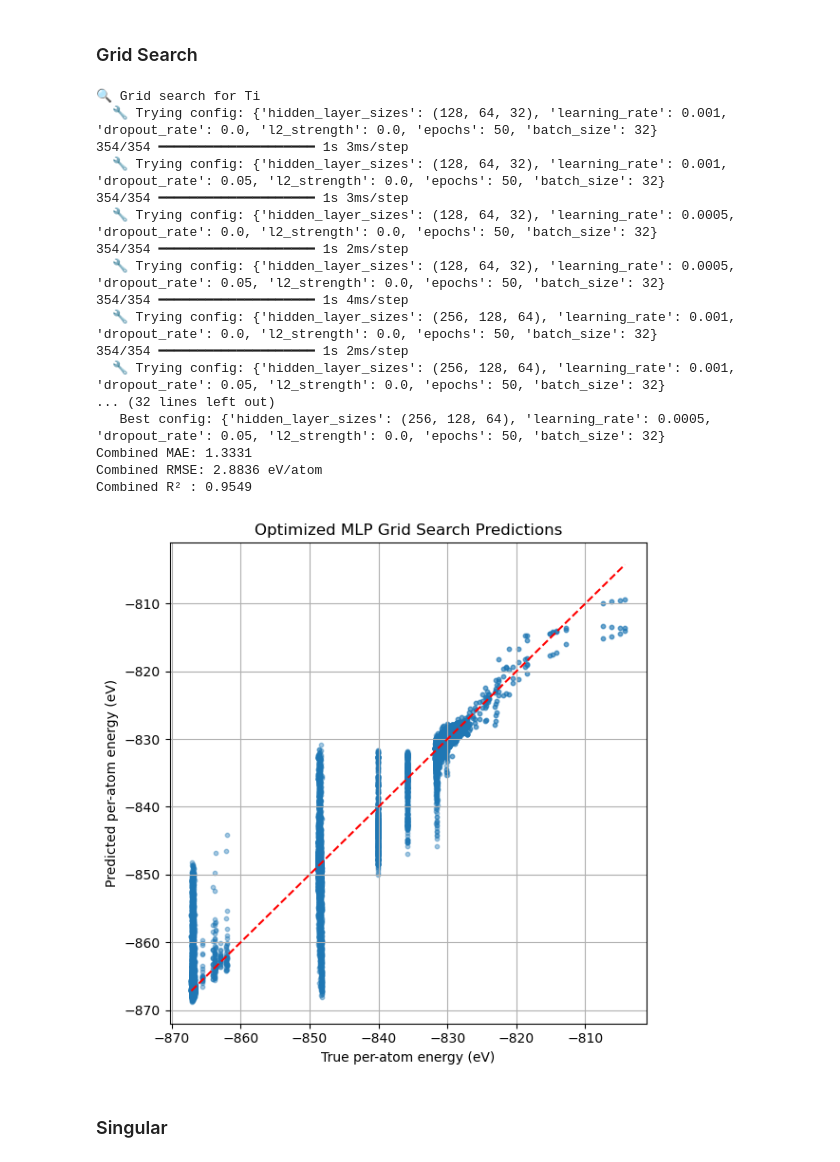
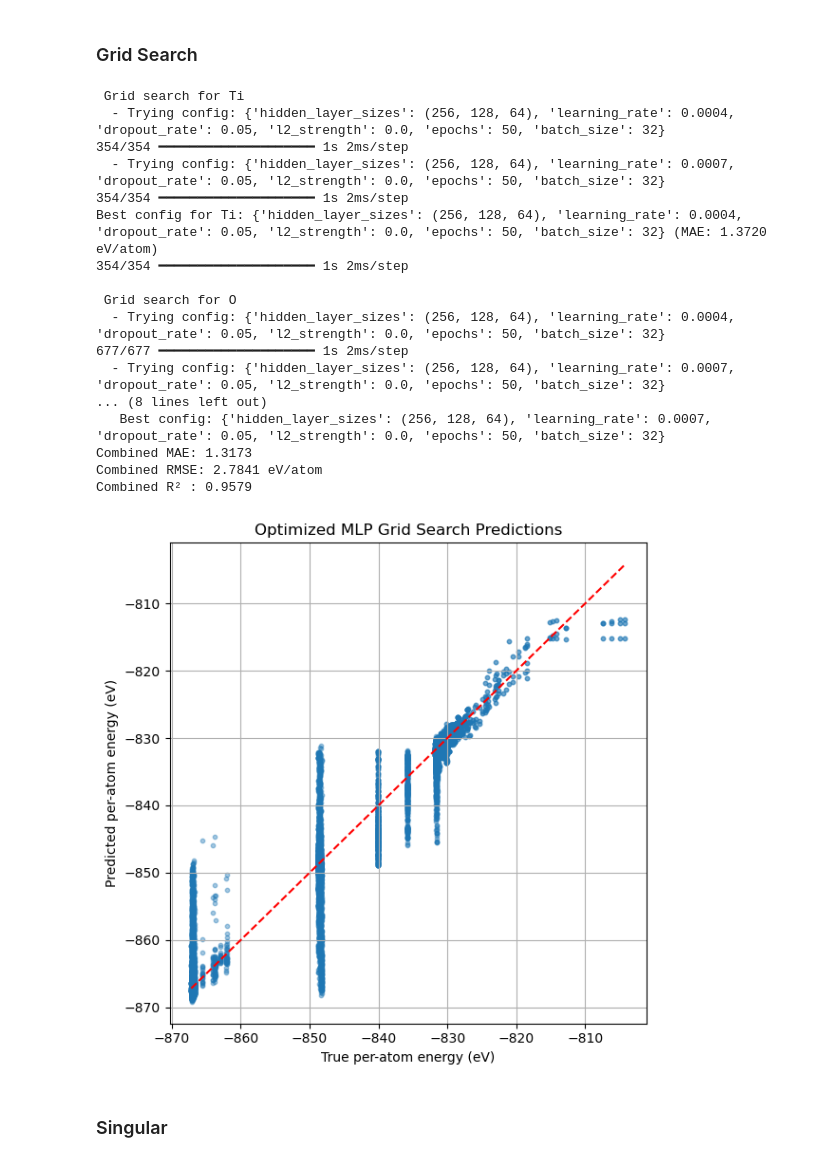
Before and after one commit to AKiwiFruit/PHYS310, a Jupyter notebook: Phys310MainCode.ipynb, the cells around one changed output. Saved outputs shown, nothing was run; the diff lists cells and outputs as text; code cells hidden in the pictures.

```diff
--- a/Phys310MainCode.ipynb
+++ b/Phys310MainCode.ipynb
@@ -319,12 +254,6 @@ plt.show()
 # %% [markdown]
 ### Ridge Regressor
 # %%
-
-
-# === Assume df and species_top_features are defined ===
-df["n_atoms"] = df.groupby("struct_id")["atom_type"].transform("count")
-df["per_atom_energy"] = df["total_energy"] / df["n_atoms"]
-
 species_models = {}
 scalers_X = {}
 scalers_y = {}
@@ -333,7 +262,7 @@ results = {}
 alpha_grid = [0.0, 1e-40, 1e-15, 1e-13, 1e-8, 1e-7, 1e-6, 1e-5, 1e-4]  # Feel free to adjust this
 
 for species, features in species_top_features.items():
-    print(f"\n=== Optimizing Ridge for {species} ===")
+    print(f"\nOptimizing Ridge for {species}")
     sub_df = df[df["atom_type"] == species].copy()
     train_idx, test_idx = train_test_split(sub_df.index, test_size=0.2, random_state=42)
     X_train = sub_df.loc[train_idx, features].values
@@ -381,7 +310,7 @@ for species, features in species_top_features.items():
         "best_alpha": best_alpha
     }
 
-# === Combine all predictions ===
+# Combine predictions
 all_y_true = []
 all_y_pred = []
 structure_energy_pred = defaultdict(float)
@@ -401,7 +330,7 @@ for species in species_top_features:
 for sid in df["struct_id"].unique():
     structure_energy_true[sid] = df[df["struct_id"] == sid]["total_energy"].iloc[0]
 
-# === Final combined metrics ===
+# combined metrics
 all_y_true = np.array(all_y_true)
 all_y_pred = np.array(all_y_pred)
 combined_rmse = np.sqrt(mean_squared_error(all_y_true, all_y_pred))
@@ -413,7 +342,7 @@ print(f"MAE:  {combined_mae:.4f} eV/atom")
 print(f"RMSE: {combined_rmse:.4f} eV/atom")
 print(f"R²:   {combined_r2:.4f}")
 
-# === Per-structure metrics ===
+# Per-structure metrics
 true_structures = np.array(list(structure_energy_true.values()))
 pred_structures = np.array([structure_energy_pred[k] for k in structure_energy_true])
 structure_mae = mean_absolute_error(true_structures, pred_structures)
@@ -423,7 +352,7 @@ print("\n Per-Structure Evaluation:")
 print(f"MAE:  {structure_mae:.4f} eV")
 print(f"RMSE: {structure_rmse:.4f} eV")
 
-# === Plot true vs predicted per-atom ===
+# Plot true vs predicted per-atom
 plt.figure(figsize=(6, 6))
 plt.scatter(all_y_true, all_y_pred, alpha=0.4, s=10)
 plt.plot([all_y_true.min(), all_y_true.max()], [all_y_true.min(), all_y_true.max()], 'r--')
@@ -432,10 +361,10 @@ plt.ylabel("Predicted per-atom energy (eV)")
 plt.title("Per-Atom Energy Prediction")
 plt.grid(True)
 plt.tight_layout()
-plt.savefig("per_atom_energy_prediction_ridge.png", dpi=300)
+#plt.savefig("per_atom_energy_prediction_ridge.png", dpi=300)
 plt.show()
 
-# === Plot true vs predicted per-structure ===
+# Plot true vs predicted per-structure
 plt.figure(figsize=(6, 6))
 plt.scatter(true_structures, pred_structures, alpha=0.4, s=10)
 plt.plot([true_structures.min(), true_structures.max()], [true_structures.min(), true_structures.max()], 'r--')
@@ -444,10 +373,10 @@ plt.ylabel("Predicted structure total energy (eV)")
 plt.title("Per-Structure Energy Prediction")
 plt.grid(True)
 plt.tight_layout()
-plt.savefig("per_structure_energy_prediction_ridge.png", dpi=300)
+#plt.savefig("per_structure_energy_prediction_ridge.png", dpi=300)
 plt.show()
 
-# === Histogram of prediction errors ===
+# Histogram of prediction errors
 plt.figure(figsize=(12, 5))
 
 plt.subplot(1, 2, 1)
@@ -463,6 +392,6 @@ plt.xlabel("Error (eV)")
 plt.ylabel("Count")
 
 plt.tight_layout()
-plt.savefig("prediction_errors_ridge.png", dpi=300)
+#plt.savefig("prediction_errors_ridge.png", dpi=300)
 plt.show()
 # %% [output]
@@ -772,16 +695,17 @@ R²  : 0.9978
 # %% [markdown]
 ### Grid Search
 # %%
-#Parameter grid was modified for future running which didnt happen, originally it varied more parameters
-# === Define hyperparameter grid ===
+# Parameter grid was modified for future running which didnt happen, originally it varied more parameters
+
 param_grid = {
     "hidden_layer_sizes": [(256, 128, 64)],
-    "learning_rate": [0.0004, 0.0005, 0.0006, 0.0007],
+    "learning_rate": [0.0004, 0.0007],
     "dropout_rate": [0.05],
     "l2_strength": [0.0],
     "epochs": [50],
     "batch_size": [32]
-}
+}\
+
 grid_combinations = list(product(*param_grid.values()))
 param_names = list(param_grid.keys())
 
@@ -846,7 +770,7 @@ def run_grid_search(species, feature_list):
     print(f"Best config for {species}: {best_params} (MAE: {best_mae:.4f} eV/atom)")
     return best_model, best_params, x_scaler, y_scaler, X_test, y_test
 
-# === Run grid search and evaluate ===
+# grid search and evaluate
 results = {}
 for species, features in species_top_features.items():
     model, params, x_scaler, y_scaler, X_test, y_test = run_grid_search(species, features)
@@ -855,51 +779,51 @@ for species, features in species_top_features.items():
         "y_test": y_test,
         "y_pred": y_pred,
         "best_params": params}
 
 
-# === Combined evaluation ===
+# evaluation
 all_true = np.concatenate([results[s]["y_test"] for s in results])
 all_pred = np.concatenate([results[s]["y_pred"] for s in results])
 
 print("\n Final Evaluation:")
 for s in results:
     print(f"{s} MAE: {mean_absolute_error(results[s]['y_test'], results[s]['y_pred']):.4f} eV/atom")
     print(f"   Best config: {results[s]['best_params']}")
 combined_rmse = np.sqrt(mean_squared_error(all_true, all_pred))
 print(f"Combined MAE: {mean_absolute_error(all_true, all_pred):.4f}")
 print(f"Combined RMSE: {combined_rmse:.4f} eV/atom")
 print(f"Combined R² : {r2_score(all_true, all_pred):.4f}")
 
 
-# === Plot
+# Plot
 plt.figure(figsize=(6, 6))
 plt.scatter(all_true, all_pred, alpha=0.4, s=10)
 plt.plot([all_true.min(), all_true.max()], [all_true.min(), all_true.max()], 'r--')
 plt.xlabel("True per-atom energy (eV)")
 plt.ylabel("Predicted per-atom energy (eV)")
 plt.title("Optimized MLP Grid Search Predictions")
 plt.grid(True)
 plt.tight_layout()
 plt.show()
 # %% [output]
-🔍 Grid search for Ti
-  🔧 Trying config: {'hidden_layer_sizes': (128, 64, 32), 'learning_rate': 0.001, 'dropout_rate': 0.0, 'l2_strength': 0.0, 'epochs': 50, 'batch_size': 32}
-354/354 ━━━━━━━━━━━━━━━━━━━━ 1s 3ms/step
-  🔧 Trying config: {'hidden_layer_sizes': (128, 64, 32), 'learning_rate': 0.001, 'dropout_rate': 0.05, 'l2_strength': 0.0, 'epochs': 50, 'batch_size': 32}
-354/354 ━━━━━━━━━━━━━━━━━━━━ 1s 3ms/step
-  🔧 Trying config: {'hidden_layer_sizes': (128, 64, 32), 'learning_rate': 0.0005, 'dropout_rate': 0.0, 'l2_strength': 0.0, 'epochs': 50, 'batch_size': 32}
+ Grid search for Ti
+  - Trying config: {'hidden_layer_sizes': (256, 128, 64), 'learning_rate': 0.0004, 'dropout_rate': 0.05, 'l2_strength': 0.0, 'epochs': 50, 'batch_size': 32}
 354/354 ━━━━━━━━━━━━━━━━━━━━ 1s 2ms/step
-  🔧 Trying config: {'hidden_layer_sizes': (128, 64, 32), 'learning_rate': 0.0005, 'dropout_rate': 0.05, 'l2_strength': 0.0, 'epochs': 50, 'batch_size': 32}
-354/354 ━━━━━━━━━━━━━━━━━━━━ 1s 4ms/step
-  🔧 Trying config: {'hidden_layer_sizes': (256, 128, 64), 'learning_rate': 0.001, 'dropout_rate': 0.0, 'l2_strength': 0.0, 'epochs': 50, 'batch_size': 32}
+  - Trying config: {'hidden_layer_sizes': (256, 128, 64), 'learning_rate': 0.0007, 'dropout_rate': 0.05, 'l2_strength': 0.0, 'epochs': 50, 'batch_size': 32}
 354/354 ━━━━━━━━━━━━━━━━━━━━ 1s 2ms/step
-  🔧 Trying config: {'hidden_layer_sizes': (256, 128, 64), 'learning_rate': 0.001, 'dropout_rate': 0.05, 'l2_strength': 0.0, 'epochs': 50, 'batch_size': 32}
-... (32 lines left out)
-   Best config: {'hidden_layer_sizes': (256, 128, 64), 'learning_rate': 0.0005, 'dropout_rate': 0.05, 'l2_strength': 0.0, 'epochs': 50, 'batch_size': 32}
-Combined MAE: 1.3331
-Combined RMSE: 2.8836 eV/atom
-Combined R² : 0.9549
+Best config for Ti: {'hidden_layer_sizes': (256, 128, 64), 'learning_rate': 0.0004, 'dropout_rate': 0.05, 'l2_strength': 0.0, 'epochs': 50, 'batch_size': 32} (MAE: 1.3720 eV/atom)
+354/354 ━━━━━━━━━━━━━━━━━━━━ 1s 2ms/step
+
+ Grid search for O
+  - Trying config: {'hidden_layer_sizes': (256, 128, 64), 'learning_rate': 0.0004, 'dropout_rate': 0.05, 'l2_strength': 0.0, 'epochs': 50, 'batch_size': 32}
+677/677 ━━━━━━━━━━━━━━━━━━━━ 1s 2ms/step
+  - Trying config: {'hidden_layer_sizes': (256, 128, 64), 'learning_rate': 0.0007, 'dropout_rate': 0.05, 'l2_strength': 0.0, 'epochs': 50, 'batch_size': 32}
+... (8 lines left out)
+   Best config: {'hidden_layer_sizes': (256, 128, 64), 'learning_rate': 0.0007, 'dropout_rate': 0.05, 'l2_strength': 0.0, 'epochs': 50, 'batch_size': 32}
+Combined MAE: 1.3173
+Combined RMSE: 2.7841 eV/atom
+Combined R² : 0.9579
-[figure, old version]
+[figure, new version]
 # %% [markdown]
 ### Singular
 # %%
```
Also changed, not shown: parts of 13 cells of this notebook.
